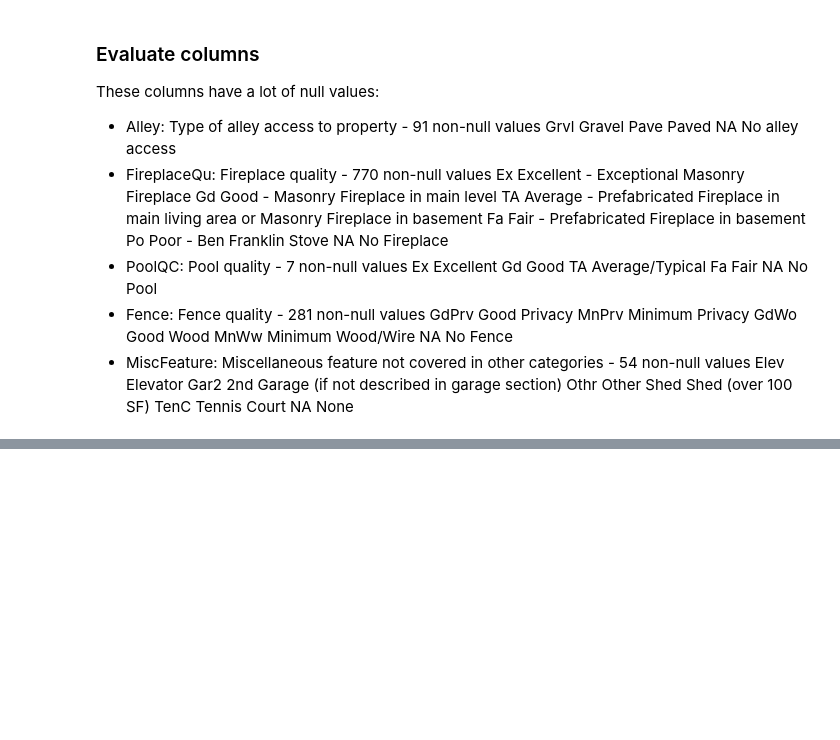
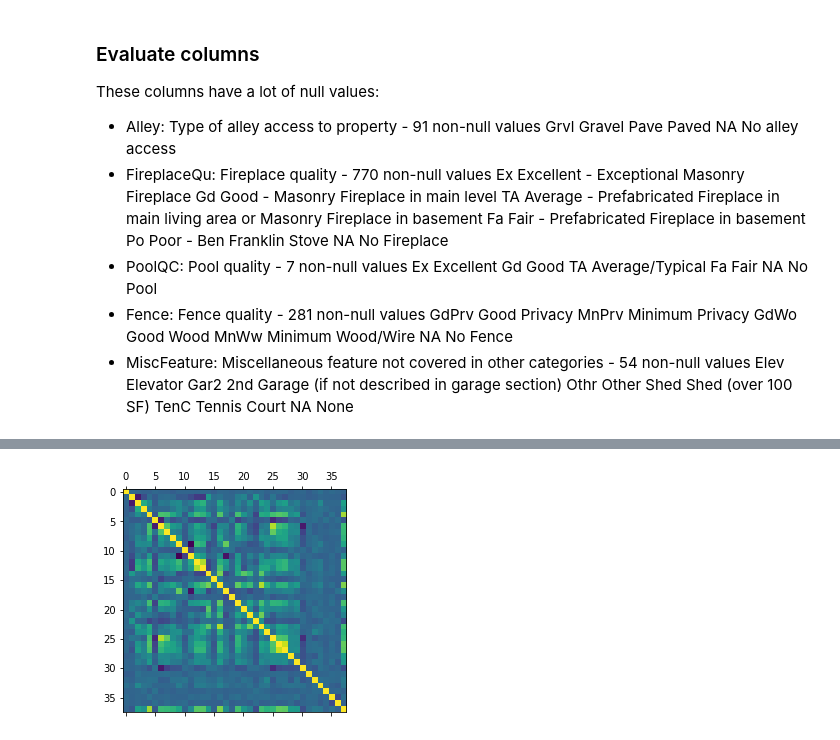
Before and after one commit to Codeman27Org/house_prices, a Jupyter notebook: house_prices.ipynb, the cells around one changed output, grey strips where cells are left out. Cells and saved outputs as stored; diff of their text form; code cells hidden in the pictures; blank space fills up the shorter version.

```diff
--- a/house_prices.ipynb
+++ b/house_prices.ipynb
@@ -616,6 +616,4 @@ These columns have a lot of null values:
        TenC    Tennis Court
        NA    None
 # %%
-df['Alley'].value_counts().plot.bar()
-plt.title('Alley')
-plt.show()
+df_numeric = df.select_dtypes(exclude='object')
@@ -623,0 +658,5 @@ plt.show()
+# %%
+plt.matshow(df_numeric.corr())
+plt.show()
+# %% [output]
+[figure, added]
```
Also changed, not shown: parts of 4 cells of this notebook.
